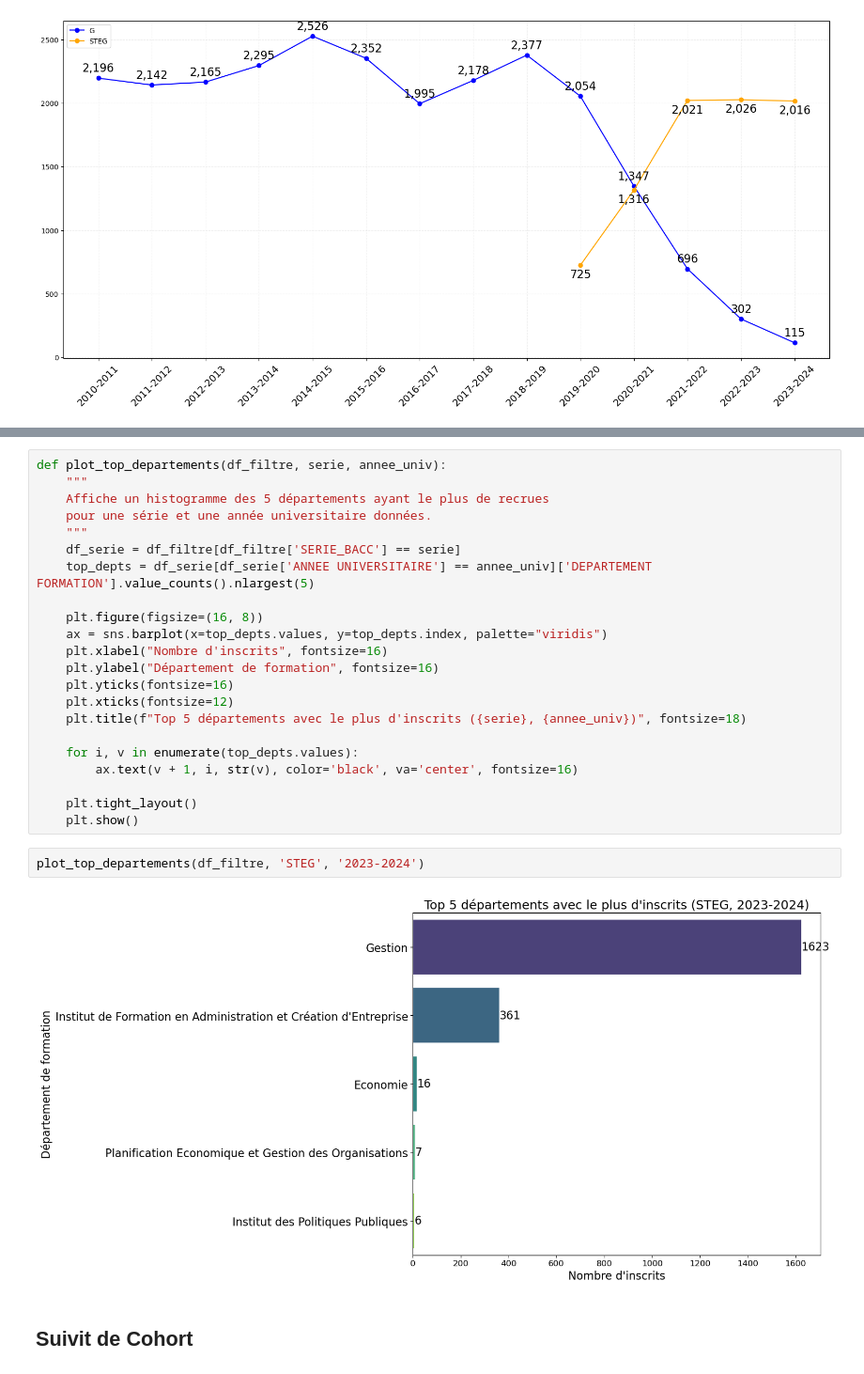
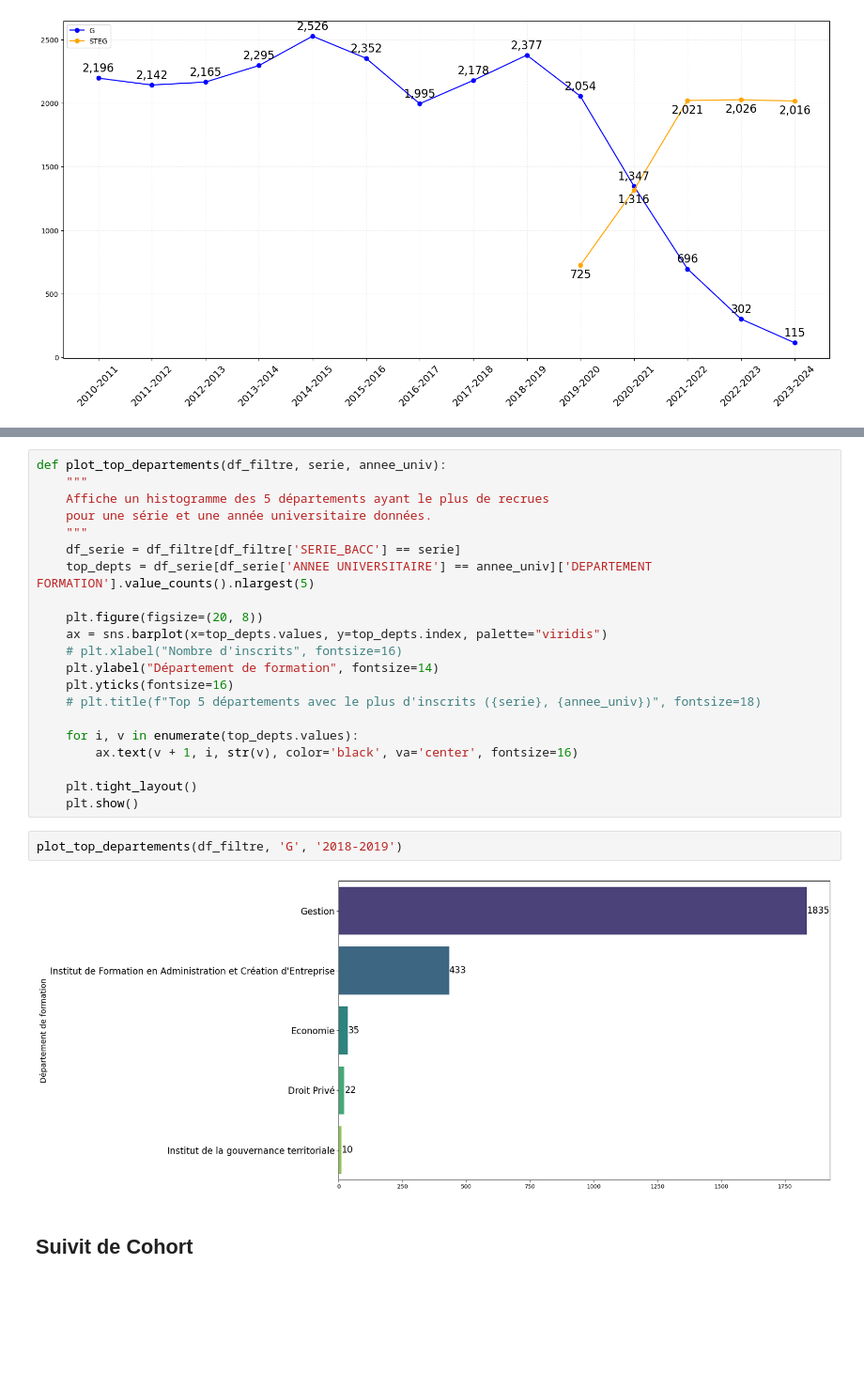
Before and after one commit to Abdouroihim-Attoumane/nootebook_memoire, a Jupyter notebook: etude_ucad.ipynb, the cells around one changed output, grey strips where cells are left out. Shown: that part at 94% size. Drawn from its saved outputs; the diff is of its cells as text; blank space fills up the shorter version.

```diff
--- a/etude_ucad.ipynb
+++ b/etude_ucad.ipynb
@@ -343,23 +349,22 @@ def plot_top_departements(df_filtre, serie, annee_univ):
     df_serie = df_filtre[df_filtre['SERIE_BACC'] == serie]
     top_depts = df_serie[df_serie['ANNEE UNIVERSITAIRE'] == annee_univ]['DEPARTEMENT FORMATION'].value_counts().nlargest(5)
 
-    plt.figure(figsize=(16, 8))
+    plt.figure(figsize=(20, 8))
     ax = sns.barplot(x=top_depts.values, y=top_depts.index, palette="viridis")
-    plt.xlabel("Nombre d'inscrits", fontsize=16)
-    plt.ylabel("Département de formation", fontsize=16)
+    # plt.xlabel("Nombre d'inscrits", fontsize=16)
+    plt.ylabel("Département de formation", fontsize=14)
     plt.yticks(fontsize=16)
-    plt.xticks(fontsize=12)
-    plt.title(f"Top 5 départements avec le plus d'inscrits ({serie}, {annee_univ})", fontsize=18)
+    # plt.title(f"Top 5 départements avec le plus d'inscrits ({serie}, {annee_univ})", fontsize=18)
 
     for i, v in enumerate(top_depts.values):
         ax.text(v + 1, i, str(v), color='black', va='center', fontsize=16)
 
     plt.tight_layout()
     plt.show()
-# %%
-plot_top_departements(df_filtre, 'STEG', '2023-2024')
-# %% [output]
-[figure, removed]
+# %%
+plot_top_departements(df_filtre, 'G', '2018-2019')
+# %% [output]
+[figure, added]
 # %% [markdown]
 ## Suivit de Cohort
 # %%
```
Also changed, not shown: parts of 9 cells of this notebook.
